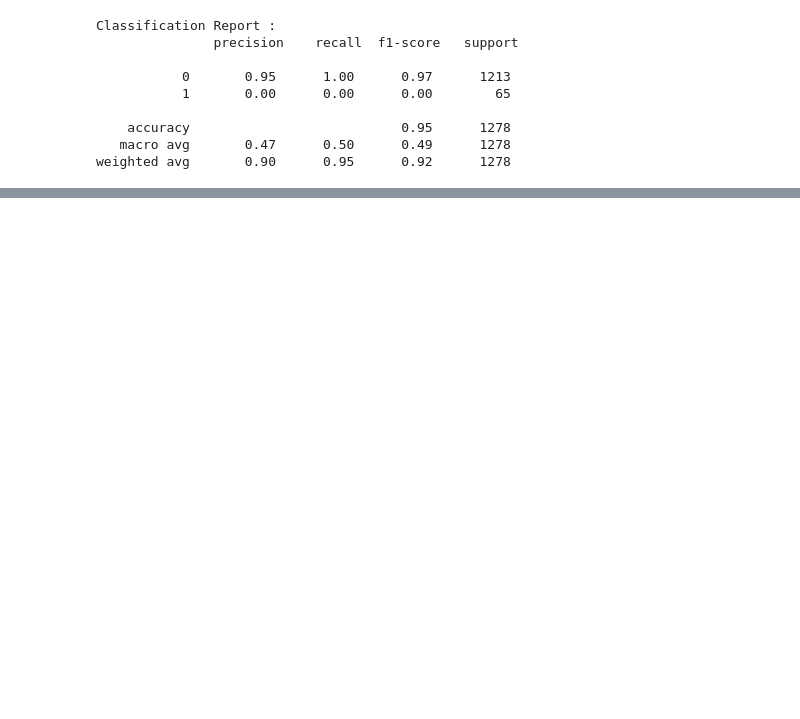
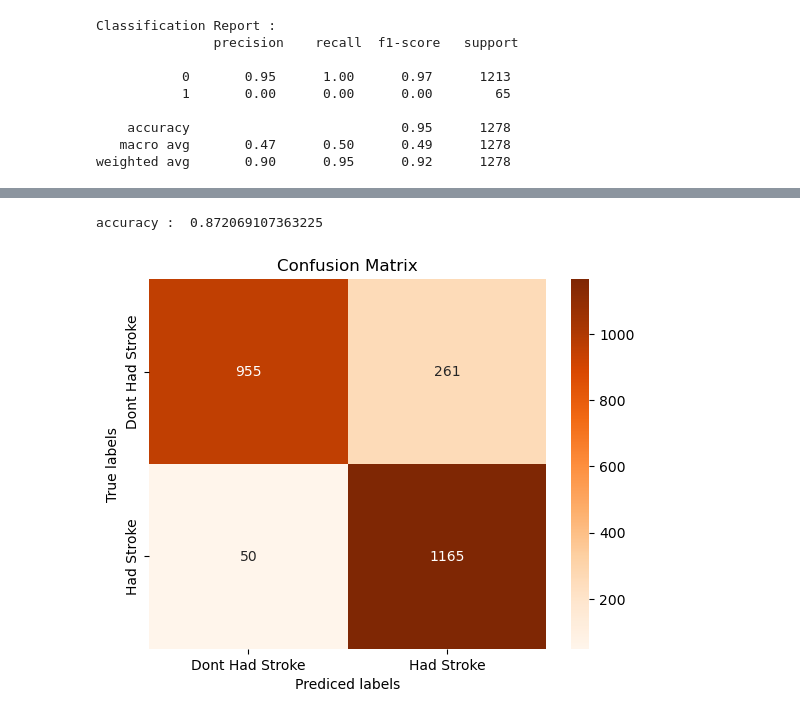
Before and after one commit to hitha2000/Stroke-Prediction, a Jupyter notebook: StrokePrediction.ipynb, the cells around one changed output, grey strips where cells are left out. Saved outputs shown, nothing was run; the diff lists cells and outputs as text; code cells hidden in the pictures; blank space fills up the shorter version.

```diff
--- a/StrokePrediction.ipynb
+++ b/StrokePrediction.ipynb
@@ -278,0 +395,14 @@ weighted avg       0.90      0.95      0.92      1278
+# %%
+# Training with KNeighborsClassifier
+
+knn = KNeighborsClassifier(n_neighbors=5,p=1)
+knn_cv = knn.fit(X_train_sampled,y_train_sampled)
+
+y_pred_knn = knn_cv.predict(X_test_sampled)
+print('accuracy : ', accuracy_score(y_test_sampled,y_pred_knn))
+# %% [output]
+accuracy :  0.872069107363225
+# %%
+confusionMatrix(y_test_sampled, y_pred_knn)
+# %% [output]
+[figure, added]
```
Also changed, not shown: parts of 14 cells of this notebook, 1 other file.
